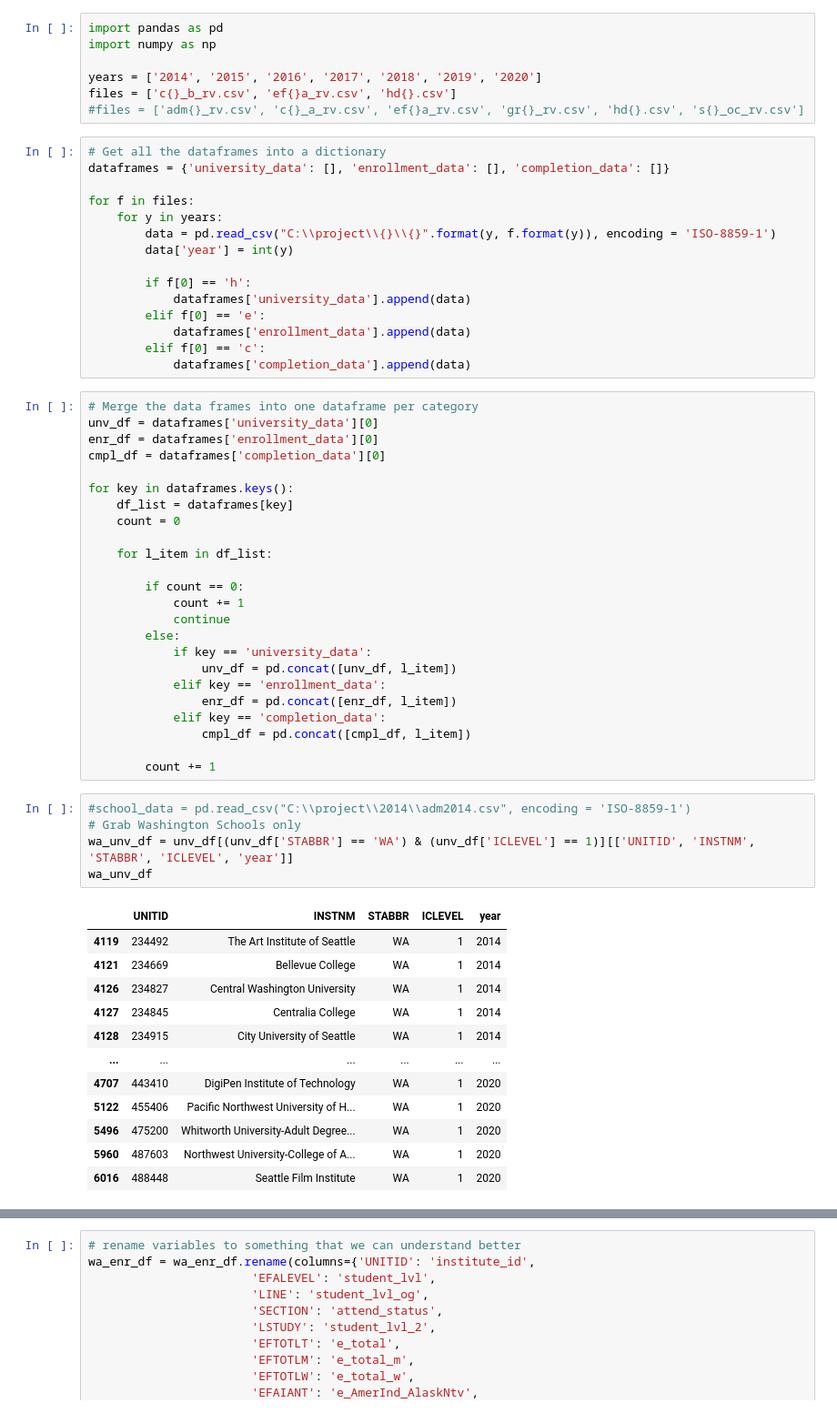
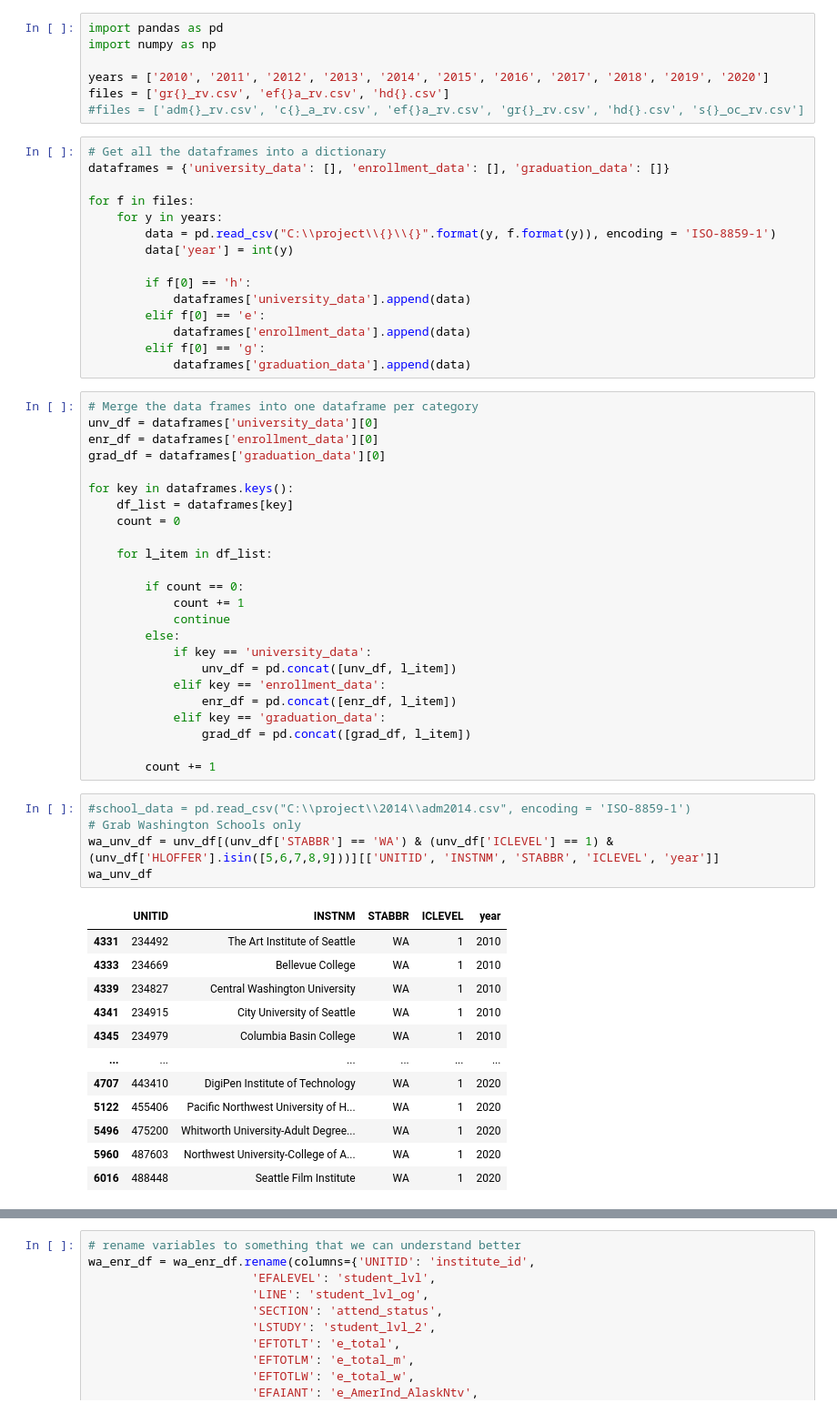
Before and after one commit to he-chang/data5100project, a Jupyter notebook: LoadEducationData.ipynb, the cells around one changed output, grey strips where cells are left out. Shown at 91% size. Drawn from its saved outputs; the diff is of its cells as text.

```diff
--- a/LoadEducationData.ipynb
+++ b/LoadEducationData.ipynb
@@ -2,12 +2,12 @@
 import pandas as pd
 import numpy as np
 
-years = ['2014', '2015', '2016', '2017', '2018', '2019', '2020']
-files = ['c{}_b_rv.csv', 'ef{}a_rv.csv', 'hd{}.csv']
+years = ['2010', '2011', '2012', '2013', '2014', '2015', '2016', '2017', '2018', '2019', '2020']
+files = ['gr{}_rv.csv', 'ef{}a_rv.csv', 'hd{}.csv']
 #files = ['adm{}_rv.csv', 'c{}_a_rv.csv', 'ef{}a_rv.csv', 'gr{}_rv.csv', 'hd{}.csv', 's{}_oc_rv.csv']
 # %%
 # Get all the dataframes into a dictionary
-dataframes = {'university_data': [], 'enrollment_data': [], 'completion_data': []}
+dataframes = {'university_data': [], 'enrollment_data': [], 'graduation_data': []}
 
 for f in files:
     for y in years:
@@ -18,13 +18,13 @@ for f in files:
             dataframes['university_data'].append(data)
         elif f[0] == 'e':
             dataframes['enrollment_data'].append(data)
-        elif f[0] == 'c':
-            dataframes['completion_data'].append(data)
+        elif f[0] == 'g':
+            dataframes['graduation_data'].append(data)
 # %%
 # Merge the data frames into one dataframe per category
 unv_df = dataframes['university_data'][0]
 enr_df = dataframes['enrollment_data'][0]
-cmpl_df = dataframes['completion_data'][0]
+grad_df = dataframes['graduation_data'][0]
 
 for key in dataframes.keys():
     df_list = dataframes[key]
@@ -40,22 +40,22 @@ for key in dataframes.keys():
                 unv_df = pd.concat([unv_df, l_item])
             elif key == 'enrollment_data':
                 enr_df = pd.concat([enr_df, l_item])
-            elif key == 'completion_data':
-                cmpl_df = pd.concat([cmpl_df, l_item])
+            elif key == 'graduation_data':
+                grad_df = pd.concat([grad_df, l_item])
 
         count += 1
 # %%
 #school_data = pd.read_csv("C:\\project\\2014\\adm2014.csv", encoding = 'ISO-8859-1')
 # Grab Washington Schools only
-wa_unv_df = unv_df[(unv_df['STABBR'] == 'WA') & (unv_df['ICLEVEL'] == 1)][['UNITID', 'INSTNM', 'STABBR', 'ICLEVEL', 'year']]
+wa_unv_df = unv_df[(unv_df['STABBR'] == 'WA') & (unv_df['ICLEVEL'] == 1) & (unv_df['HLOFFER'].isin([5,6,7,8,9]))][['UNITID', 'INSTNM', 'STABBR', 'ICLEVEL', 'year']]
 wa_unv_df
 # %% [output]
 |  | UNITID | INSTNM | STABBR | ICLEVEL | year |
-| 4119 | 234492 | The Art Institute of Seattle | WA | 1 | 2014 |
-| 4121 | 234669 | Bellevue College | WA | 1 | 2014 |
-| 4126 | 234827 | Central Washington University | WA | 1 | 2014 |
-| 4127 | 234845 | Centralia College | WA | 1 | 2014 |
-| 4128 | 234915 | City University of Seattle | WA | 1 | 2014 |
+| 4331 | 234492 | The Art Institute of Seattle | WA | 1 | 2010 |
+| 4333 | 234669 | Bellevue College | WA | 1 | 2010 |
+| 4339 | 234827 | Central Washington University | WA | 1 | 2010 |
+| 4341 | 234915 | City University of Seattle | WA | 1 | 2010 |
+| 4345 | 234979 | Columbia Basin College | WA | 1 | 2010 |
 | ... | ... | ... | ... | ... | ... |
 | 4707 | 443410 | DigiPen Institute of Technology | WA | 1 | 2020 |
 | 5122 | 455406 | Pacific Northwest University of H... | WA | 1 | 2020 |
```
Also changed, not shown: parts of 13 cells of this notebook, 1 other file.
